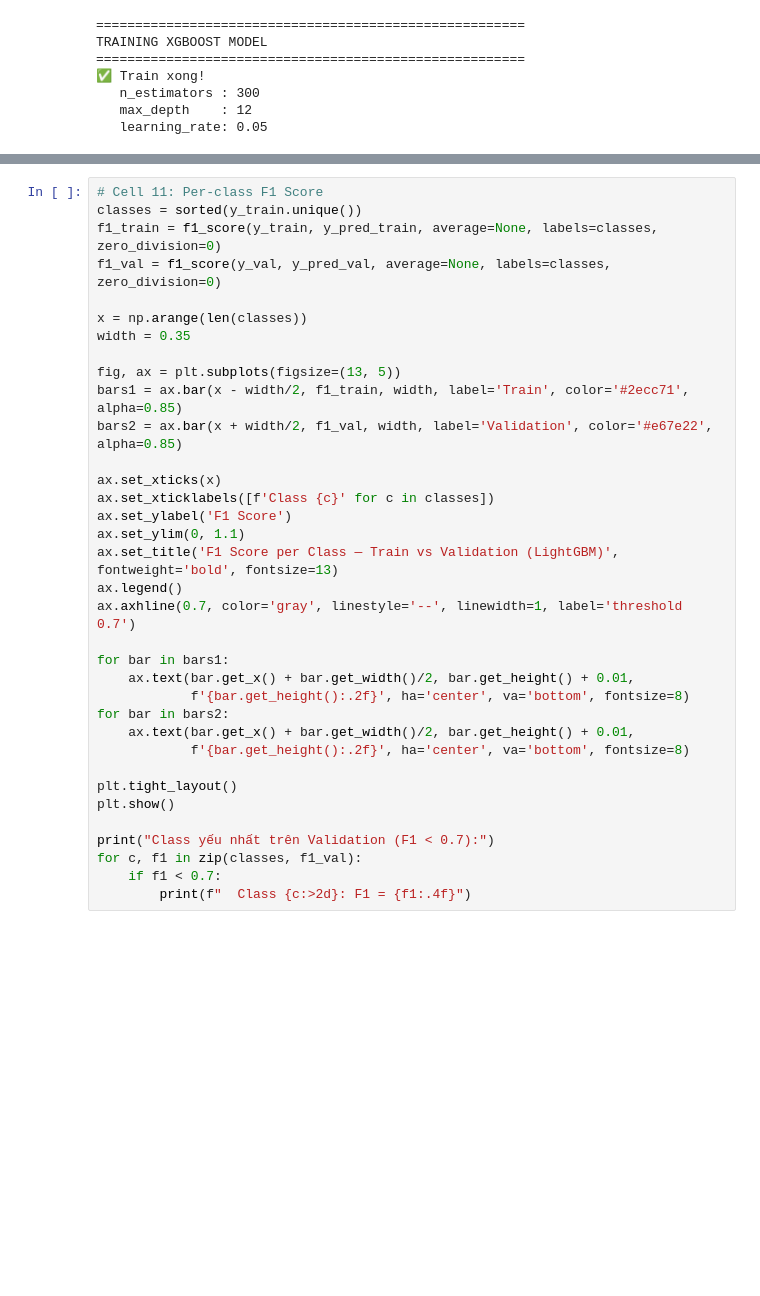
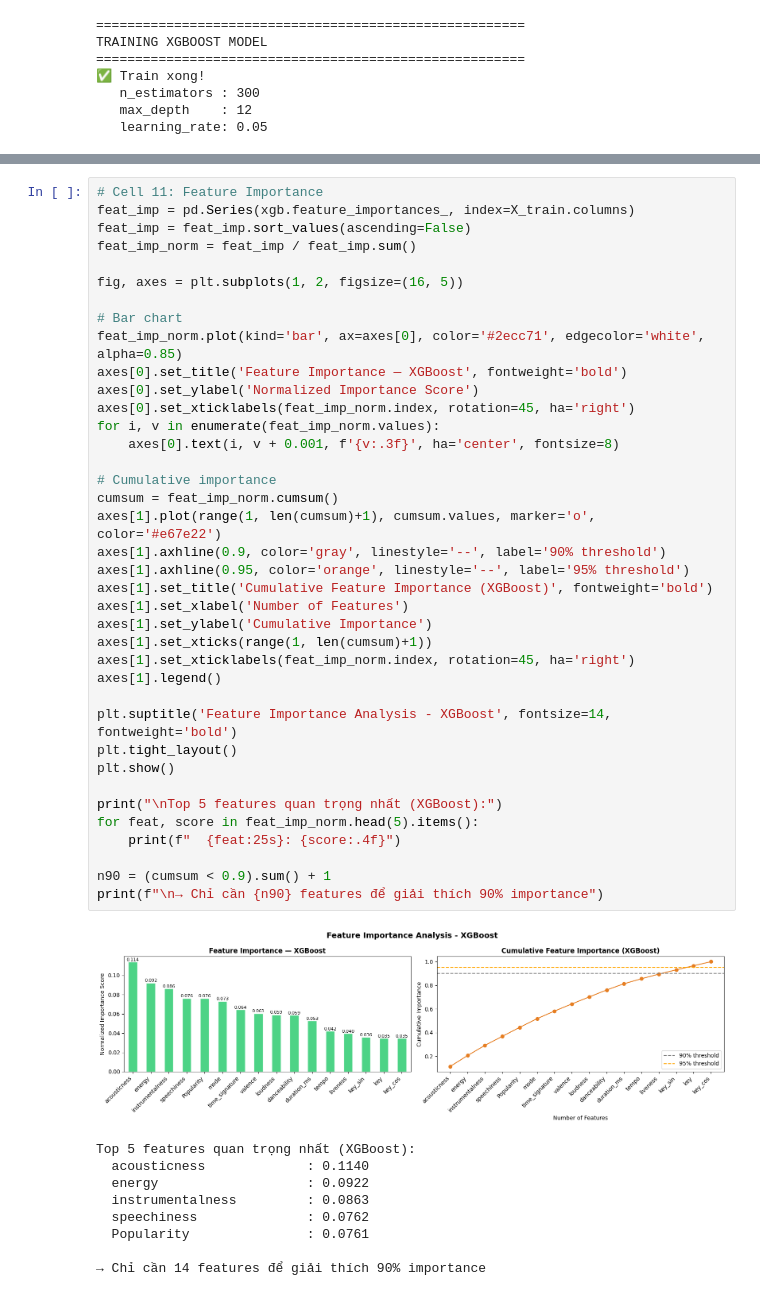
Before and after one commit to Dibenz204/Nhom07_SGU26_ML_MusicGenreClassification, a Jupyter notebook: Model/Xgboost.ipynb, the cells around one changed output, grey strips where cells are left out. Saved outputs shown, nothing was run; the diff lists cells and outputs as text; blank space fills up the shorter version.

```diff
--- a/Model/Xgboost.ipynb
+++ b/Model/Xgboost.ipynb
@@ -323,36 +343,49 @@ plt.show()
 # %%
-# Cell 11: Per-class F1 Score
-classes = sorted(y_train.unique())
-f1_train = f1_score(y_train, y_pred_train, average=None, labels=classes, zero_division=0)
-f1_val = f1_score(y_val, y_pred_val, average=None, labels=classes, zero_division=0)
+# Cell 11: Feature Importance
+feat_imp = pd.Series(xgb.feature_importances_, index=X_train.columns)
+feat_imp = feat_imp.sort_values(ascending=False)
+feat_imp_norm = feat_imp / feat_imp.sum()
 
-x = np.arange(len(classes))
-width = 0.35
+fig, axes = plt.subplots(1, 2, figsize=(16, 5))
 
-fig, ax = plt.subplots(figsize=(13, 5))
-bars1 = ax.bar(x - width/2, f1_train, width, label='Train', color='#2ecc71', alpha=0.85)
-bars2 = ax.bar(x + width/2, f1_val, width, label='Validation', color='#e67e22', alpha=0.85)
+# Bar chart
+feat_imp_norm.plot(kind='bar', ax=axes[0], color='#2ecc71', edgecolor='white', alpha=0.85)
+axes[0].set_title('Feature Importance — XGBoost', fontweight='bold')
+axes[0].set_ylabel('Normalized Importance Score')
+axes[0].set_xticklabels(feat_imp_norm.index, rotation=45, ha='right')
+for i, v in enumerate(feat_imp_norm.values):
+    axes[0].text(i, v + 0.001, f'{v:.3f}', ha='center', fontsize=8)
 
-ax.set_xticks(x)
-ax.set_xticklabels([f'Class {c}' for c in classes])
-ax.set_ylabel('F1 Score')
-ax.set_ylim(0, 1.1)
-ax.set_title('F1 Score per Class — Train vs Validation (LightGBM)', fontweight='bold', fontsize=13)
-ax.legend()
-ax.axhline(0.7, color='gray', linestyle='--', linewidth=1, label='threshold 0.7')
+# Cumulative importance
+cumsum = feat_imp_norm.cumsum()
+axes[1].plot(range(1, len(cumsum)+1), cumsum.values, marker='o', color='#e67e22')
+axes[1].axhline(0.9, color='gray', linestyle='--', label='90% threshold')
+axes[1].axhline(0.95, color='orange', linestyle='--', label='95% threshold')
+axes[1].set_title('Cumulative Feature Importance (XGBoost)', fontweight='bold')
+axes[1].set_xlabel('Number of Features')
+axes[1].set_ylabel('Cumulative Importance')
+axes[1].set_xticks(range(1, len(cumsum)+1))
+axes[1].set_xticklabels(feat_imp_norm.index, rotation=45, ha='right')
+axes[1].legend()
 
-for bar in bars1:
-    ax.text(bar.get_x() + bar.get_width()/2, bar.get_height() + 0.01,
-            f'{bar.get_height():.2f}', ha='center', va='bottom', fontsize=8)
-for bar in bars2:
-    ax.text(bar.get_x() + bar.get_width()/2, bar.get_height() + 0.01,
-            f'{bar.get_height():.2f}', ha='center', va='bottom', fontsize=8)
-
+plt.suptitle('Feature Importance Analysis - XGBoost', fontsize=14, fontweight='bold')
 plt.tight_layout()
 plt.show()
 
-print("Class yếu nhất trên Validation (F1 < 0.7):")
-for c, f1 in zip(classes, f1_val):
-    if f1 < 0.7:
-        print(f"  Class {c:>2d}: F1 = {f1:.4f}")
+print("\nTop 5 features quan trọng nhất (XGBoost):")
+for feat, score in feat_imp_norm.head(5).items():
+    print(f"  {feat:25s}: {score:.4f}")
+
+n90 = (cumsum < 0.9).sum() + 1
+print(f"\n→ Chỉ cần {n90} features để giải thích 90% importance")
+# %% [output]
+[figure, added]
+Top 5 features quan trọng nhất (XGBoost):
+  acousticness             : 0.1140
+  energy                   : 0.0922
+  instrumentalness         : 0.0863
+  speechiness              : 0.0762
+  Popularity               : 0.0761
+
+→ Chỉ cần 14 features để giải thích 90% importance
 # %%
```
Also changed, not shown: parts of 11 cells of this notebook, 13 other files.
